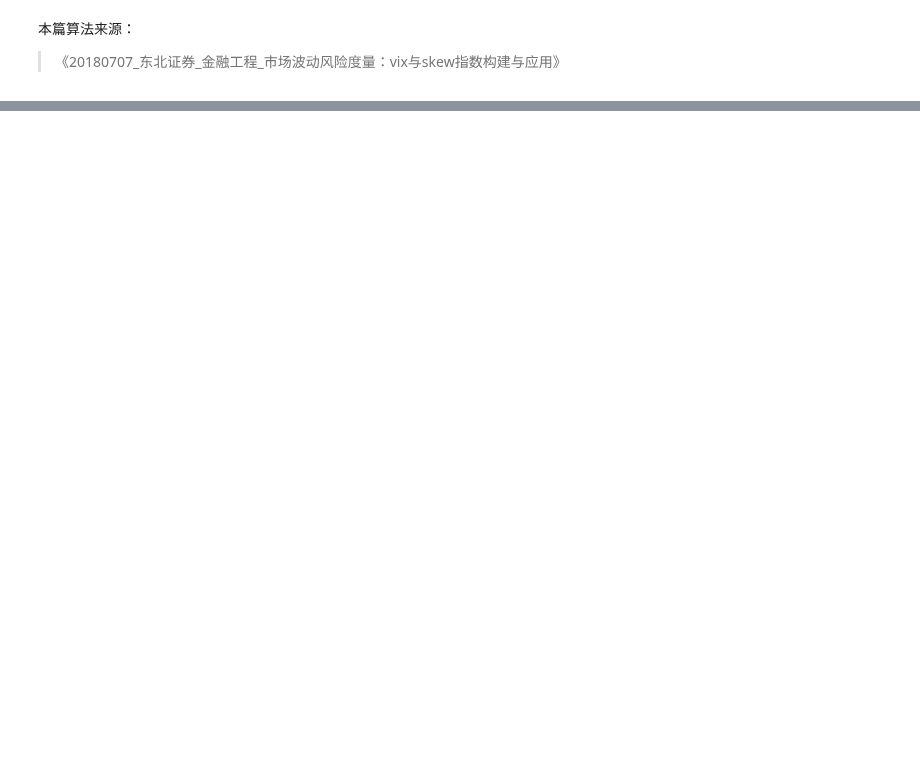
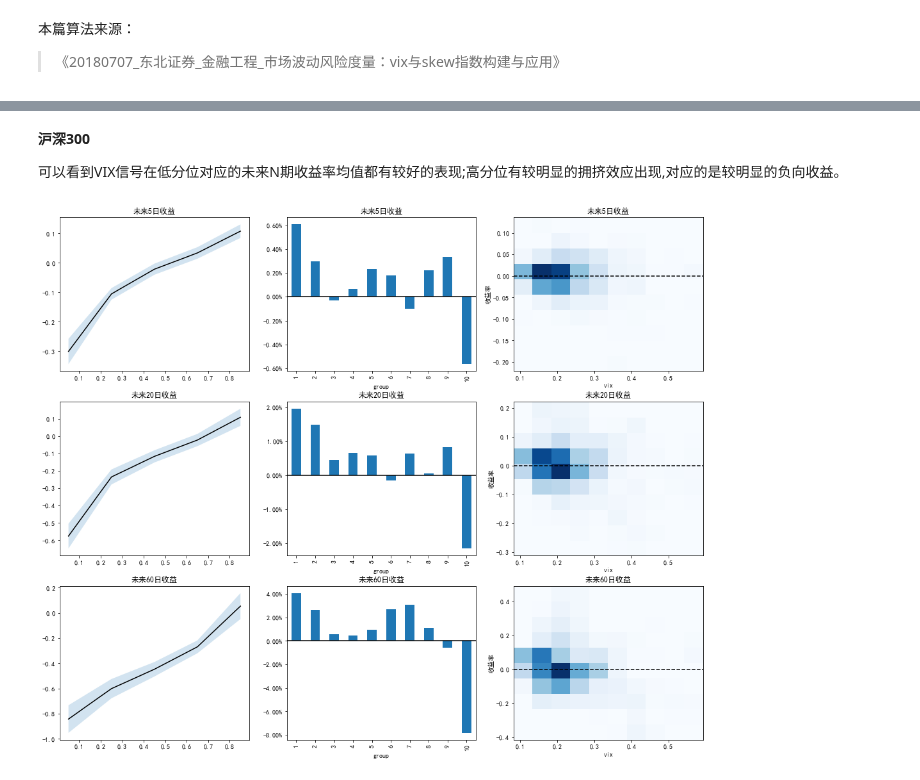
Before and after one commit to hugo2046/QuantsPlaybook, a Jupyter notebook: C-择时类/C-VIX中国版VIX编制手册/VIX.ipynb, the cells around one changed output, grey strips where cells are left out. Cells and saved outputs as stored; diff of their text form; code cells hidden in the pictures; blank space fills up the shorter version.

```diff
--- a/C-择时类/C-VIX中国版VIX编制手册/VIX.ipynb
+++ b/C-择时类/C-VIX中国版VIX编制手册/VIX.ipynb
@@ -47,0 +122,26 @@ skew.plot(figsize=(18,5),title='SKEW');
+# %% [markdown]
+**沪深300**
+
+可以看到VIX信号在低分位对应的未来N期收益率均值都有较好的表现;高分位有较明显的拥挤效应出现,对应的是较明显的负向收益。
+# %%
+# 沪深300与vix的关系
+
+## 对齐未来收益与vix
+algin_next_chg, algin_vix = get_n_next_ret(hs300['close'],vix)
+
+## 获取模型结果
+models_dic: Dict = {
+    name: get_quantreg_res(ser, algin_vix)
+    for name,ser in algin_next_chg.items()
+}
+
+fig, axes = plt.subplots(3, 3, figsize=(18, 15))
+
+## 画图
+for (k, v), ax in zip(models_dic.items(), axes):
+
+    plot_quantreg_res(v, title=k, ax=ax[0])
+    plot_group_ret(algin_vix, algin_next_chg[k], title=k, ax=ax[1])
+    plot_hist2d(algin_vix, algin_next_chg[k], title=k, ax=ax[2])
+# %% [output]
+[figure, added]
```
Also changed, not shown: parts of 16 cells of this notebook, 10 other files.
